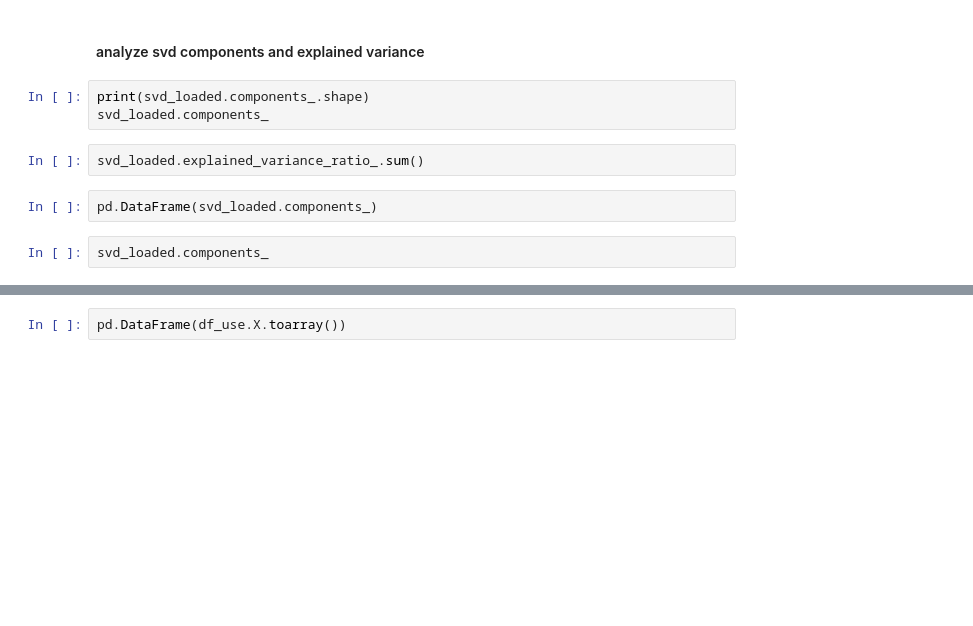
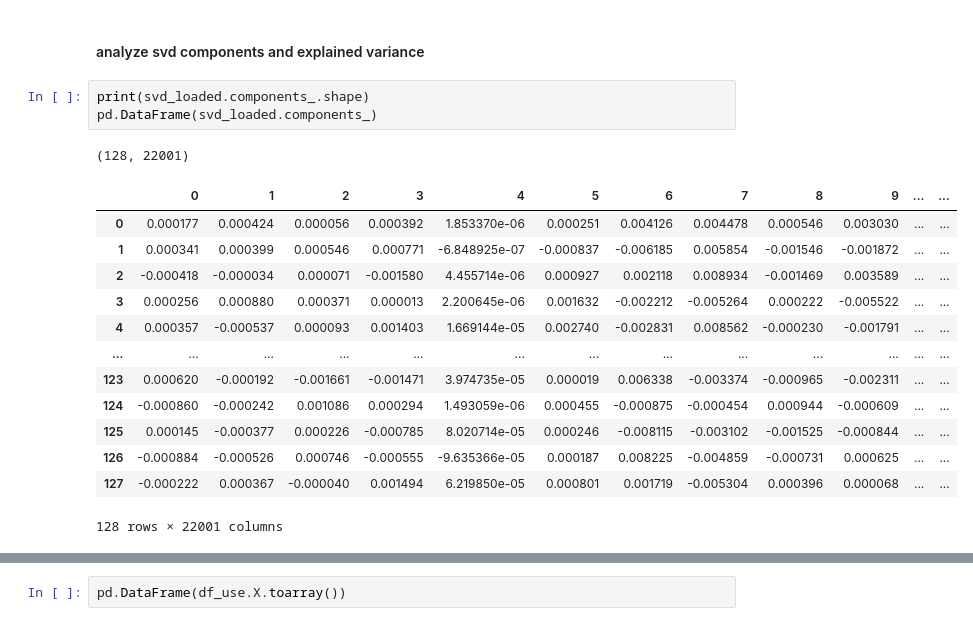
Before and after one commit to valentina-kg/open-problems-multimodal-3rd-solution, a Jupyter notebook: code/2.preprocess_to_feature/cite/make-base-feature.ipynb, the cells around one changed output, grey strips where cells are left out. Saved outputs shown, nothing was run; the diff lists cells and outputs as text; blank space fills up the shorter version.

```diff
--- a/code/2.preprocess_to_feature/cite/make-base-feature.ipynb
+++ b/code/2.preprocess_to_feature/cite/make-base-feature.ipynb
@@ -431,12 +431,21 @@ np.max(fit_transf_all - result_svd)
 #### analyze svd components and explained variance
 # %%
 print(svd_loaded.components_.shape)
-svd_loaded.components_
+pd.DataFrame(svd_loaded.components_)
+# %% [output]
+(128, 22001)
+|  | 0 | 1 | 2 | 3 | 4 | 5 | 6 | 7 | 8 | 9 | ... | ... |
+| 0 | 0.000177 | 0.000424 | 0.000056 | 0.000392 | 1.853370e-06 | 0.000251 | 0.004126 | 0.004478 | 0.000546 | 0.003030 | ... | ... |
+| 1 | 0.000341 | 0.000399 | 0.000546 | 0.000771 | -6.848925e-07 | -0.000837 | -0.006185 | 0.005854 | -0.001546 | -0.001872 | ... | ... |
+| 2 | -0.000418 | -0.000034 | 0.000071 | -0.001580 | 4.455714e-06 | 0.000927 | 0.002118 | 0.008934 | -0.001469 | 0.003589 | ... | ... |
+| 3 | 0.000256 | 0.000880 | 0.000371 | 0.000013 | 2.200645e-06 | 0.001632 | -0.002212 | -0.005264 | 0.000222 | -0.005522 | ... | ... |
+| 4 | 0.000357 | -0.000537 | 0.000093 | 0.001403 | 1.669144e-05 | 0.002740 | -0.002831 | 0.008562 | -0.000230 | -0.001791 | ... | ... |
+| ... | ... | ... | ... | ... | ... | ... | ... | ... | ... | ... | ... | ... |
+| 123 | 0.000620 | -0.000192 | -0.001661 | -0.001471 | 3.974735e-05 | 0.000019 | 0.006338 | -0.003374 | -0.000965 | -0.002311 | ... | ... |
+| 124 | -0.000860 | -0.000242 | 0.001086 | 0.000294 | 1.493059e-06 | 0.000455 | -0.000875 | -0.000454 | 0.000944 | -0.000609 | ... | ... |
+| 125 | 0.000145 | -0.000377 | 0.000226 | -0.000785 | 8.020714e-05 | 0.000246 | -0.008115 | -0.003102 | -0.001525 | -0.000844 | ... | ... |
+| 126 | -0.000884 | -0.000526 | 0.000746 | -0.000555 | -9.635366e-05 | 0.000187 | 0.008225 | -0.004859 | -0.000731 | 0.000625 | ... | ... |
+| 127 | -0.000222 | 0.000367 | -0.000040 | 0.001494 | 6.219850e-05 | 0.000801 | 0.001719 | -0.005304 | 0.000396 | 0.000068 | ... | ... |
+128 rows × 22001 columns
-# %%
-svd_loaded.explained_variance_ratio_.sum()
-# %%
-pd.DataFrame(svd_loaded.components_)
-# %%
-svd_loaded.components_
 # %%
 np.sort(svd_loaded.components_[0])[::-1][:80]
```
Also changed, not shown: parts of 5 cells of this notebook, 4 other files.
